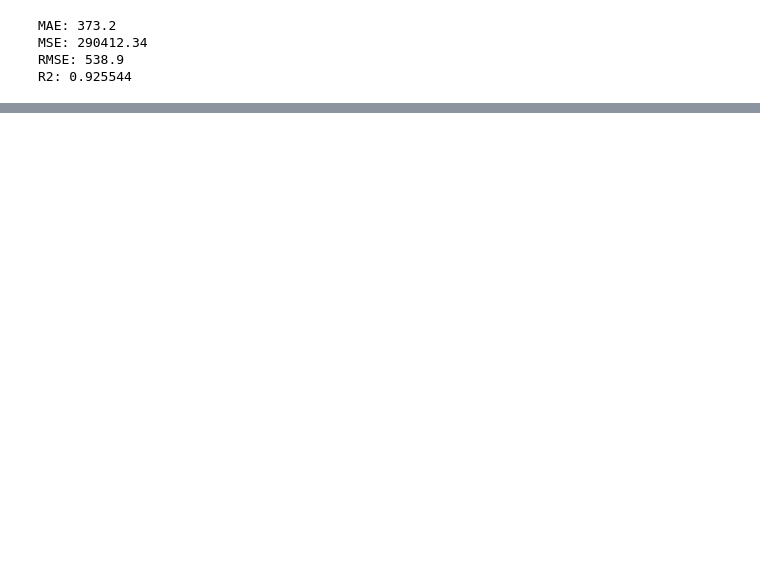
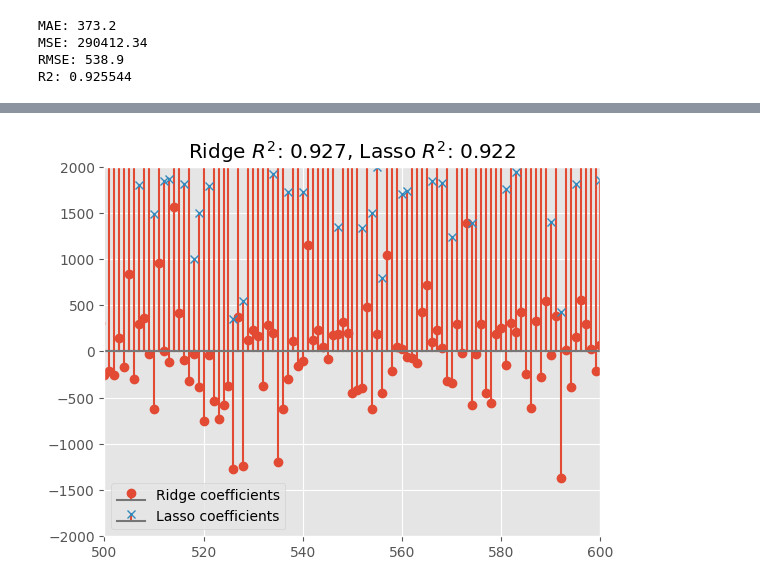
Before and after one commit to CesarSun/Aulas-Digital-House, a Jupyter notebook: TP2.1.ipynb, the cells around one changed output, grey strips where cells are left out. Cells and saved outputs as stored; diff of their text form; code cells hidden in the pictures; blank space fills up the shorter version.

```diff
--- a/TP2.1.ipynb
+++ b/TP2.1.ipynb
@@ -730,0 +739,21 @@ NameError: name 'm' is not defined
+# %%
+plt.stem(ytest - ypred_ridge,
+         markerfmt="o",
+         label="Ridge coefficients",
+         use_line_collection=False,
+        )
+
+plt.stem((ytest - ypred_lasso/ytest),
+         markerfmt="x",
+         label="Lasso coefficients",
+         use_line_collection=False,
+        )
+
+plt.xlim( [500, 600] )
+plt.ylim( [-2000, 2000] )
+
+plt.legend(loc="best")
+plt.title("Ridge $R^2$: %.3f, Lasso $R^2$: %.3f" % (r2_score(ytest, ypred_ridge), r2_score(ytest, ypred_lasso)))
+plt.show()
+# %% [output]
+[figure, added]
```
Also changed, not shown: parts of 7 cells of this notebook.
